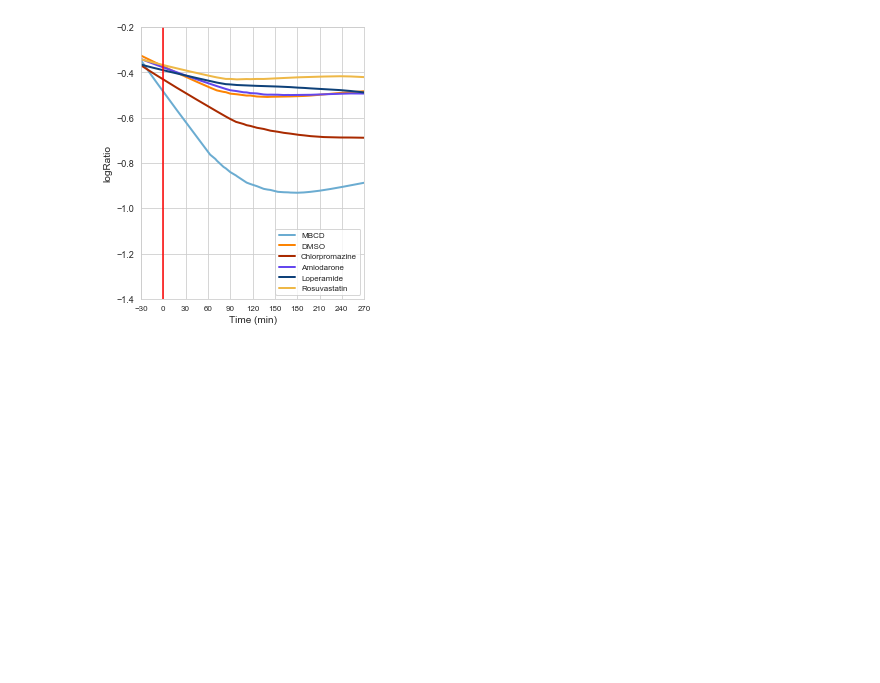
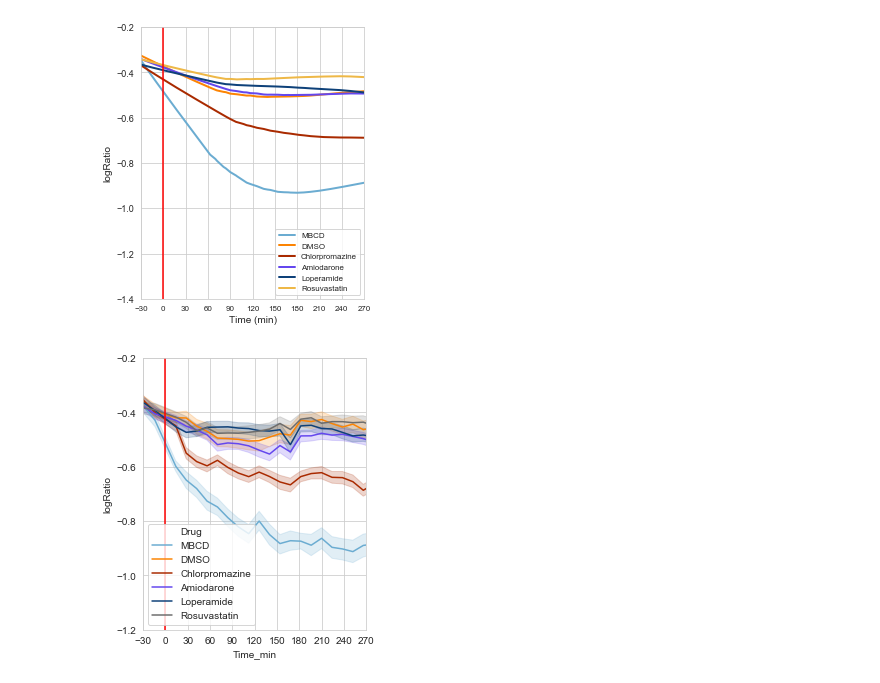
Before and after one commit to comp-sys-pharm/SARS-CoV-2-cholesterol, a Jupyter notebook: notebooks/figures_draft.ipynb, the cells around one changed output. Drawn from its saved outputs; the diff is of its cells as text; code cells hidden in the pictures; blank space fills up the shorter version.

Commit message:
new draft

```diff
--- a/notebooks/figures_draft.ipynb
+++ b/notebooks/figures_draft.ipynb
@@ -555,8 +555,8 @@ exp_all = pd.read_csv('../results/cholesterol_sensor_experiments/exp_all_results
 drugmap = {'dmso':'DMSO', 'mbcd': 'MBCD', 'amio': 'Amiodarone',
            'loper':'Loperamide', 'cp':'Chlorpromazine', 'rosu':'Rosuvastatin'}
 # %%
-colormap = {'dmso':'#fc8403', 'mbcd': '#6bacd1', 'amio': '#6447EE',
-           'loper':'#0e4179', 'cp':'#A92A00', 'rosu':'#EEB847'}
+colormap = {'mbcd': '#6bacd1', 'dmso':'#fc8403', 'cp':'#A92A00', 'amio': '#6447EE',
+           'loper':'#0e4179', 'rosu' : '#6d6d6d'}# 'rosu':'#EEB847'}
 # %%
 def make_lowess(data):
     # smoothing curves
@@ -600,3 +600,22 @@ def plot_lowess_curves(data, min_y = -1.2, max_time = 270):
 plot_lowess_curves(exp_all, min_y = -1.4)
 # %% [output]
 [figure]
+# %%
+def plot_results_timemin(data, min_y = -0.8, max_time = 270):
+    tmp = data.copy()
+    tmp.Drug = tmp.Drug.map(drugmap)
+    fig, ax = plt.subplots(figsize = (4,5))
+    plot = sns.lineplot(data=tmp, x="Time_min", y="logRatio", hue = 'Drug', palette = colormap.values())
+    plt.axvline(0, color = 'r')
+    plt.xticks(np.arange(-30, 21*14, 30))
+    plot.set(xlim=(-30, max_time))
+    plot.set(ylim=(min_y, -0.2))
+
+    plt.savefig('../figures/draft/Fig4D.pdf', dpi= 300, bbox_inches = 'tight')
+    plt.show()
+# %%
+exp_all = pd.read_csv('../results/cholesterol_sensor_experiments/exp_234_results.csv', index_col =0)
+# %%
+plot_results_timemin(exp_all, min_y = -1.2)
+# %% [output]
+[figure, added]
```
